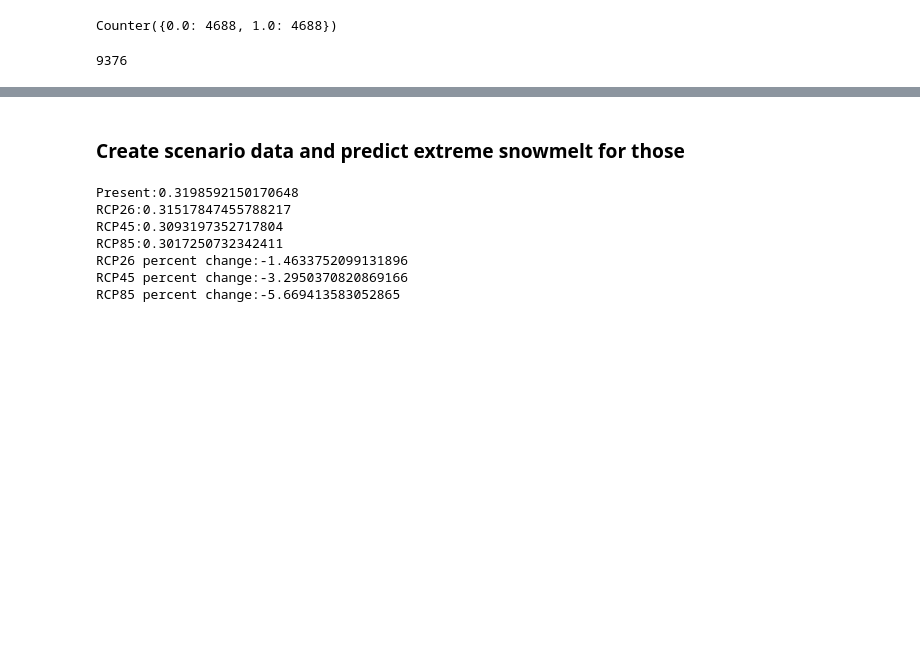
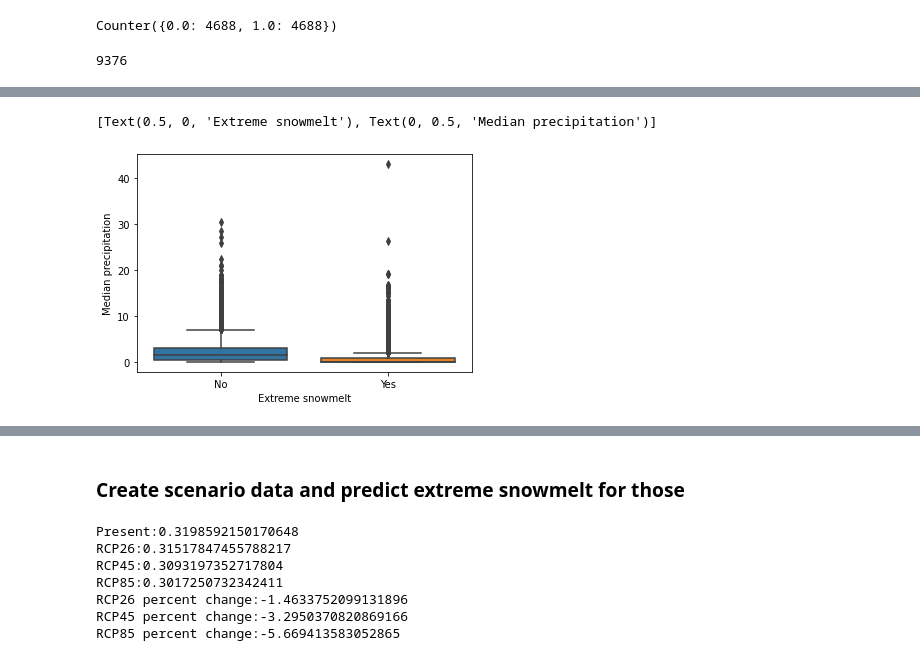
Before and after one commit to cbaggini/extreme-snowmelt-forecast, a Jupyter notebook: extreme-snowmelt-climate-change.ipynb, the cells around one changed output, grey strips where cells are left out. Drawn from its saved outputs; the diff is of its cells as text; code cells hidden in the pictures; blank space fills up the shorter version.

```diff
--- a/extreme-snowmelt-climate-change.ipynb
+++ b/extreme-snowmelt-climate-change.ipynb
@@ -88,0 +99,9 @@ forest_importances.plot.bar(yerr=std)
+# %%
+all_under = pd.concat([X_under, pd.DataFrame(y_under)], axis=1)
+dict_map = {0.0: 'No', 1.0: 'Yes'}
+all_under['binary'] = all_under['binary'].map(dict_map)
+g = sns.boxplot(x="binary", y="prec__median", data=all_under)
+g.set(xlabel='Extreme snowmelt', ylabel='Median precipitation (mm)')
+# %% [output]
+[Text(0.5, 0, 'Extreme snowmelt'), Text(0, 0.5, 'Median precipitation')]
+[figure, added]
```
Also changed, not shown: parts of 20 cells of this notebook, 1 other file.
